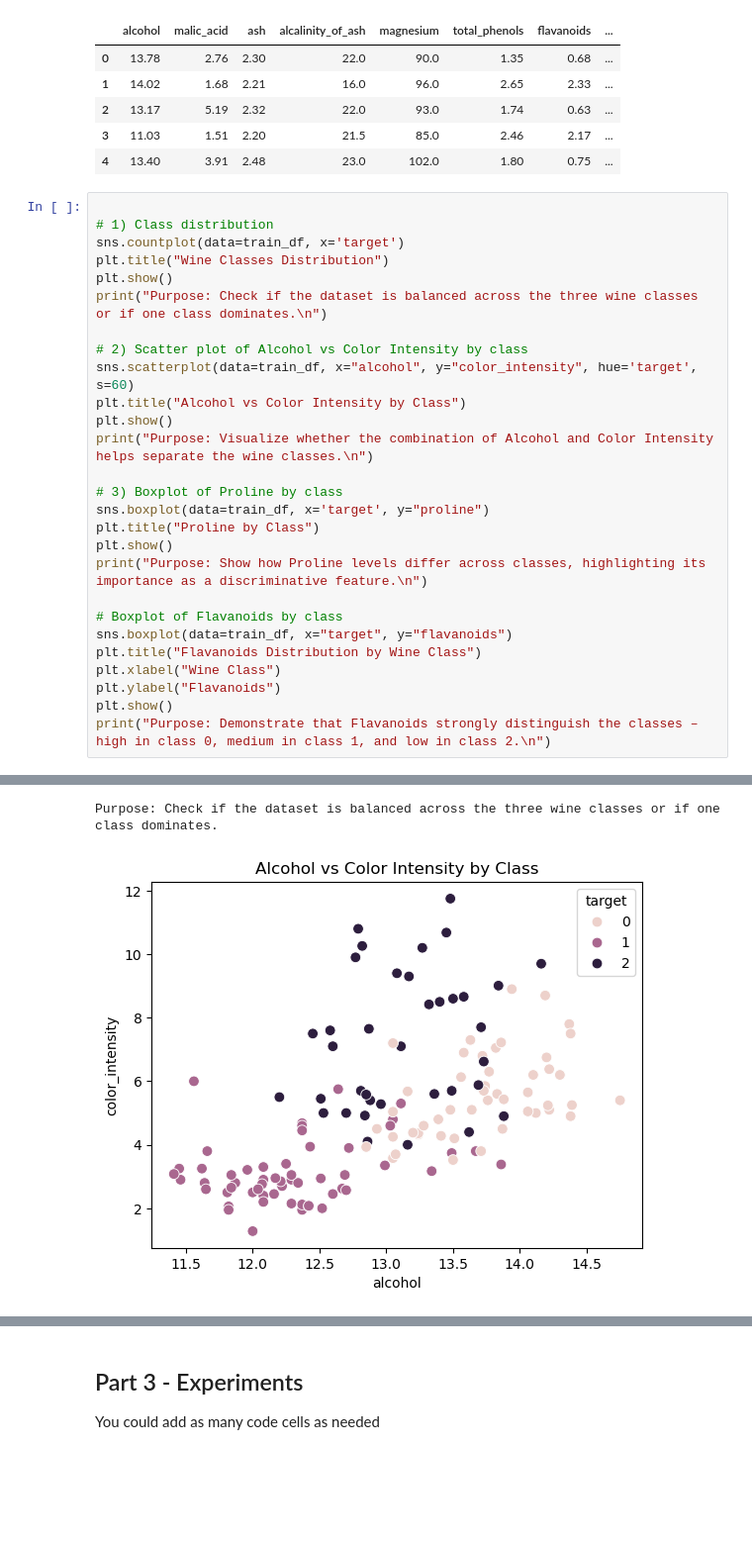
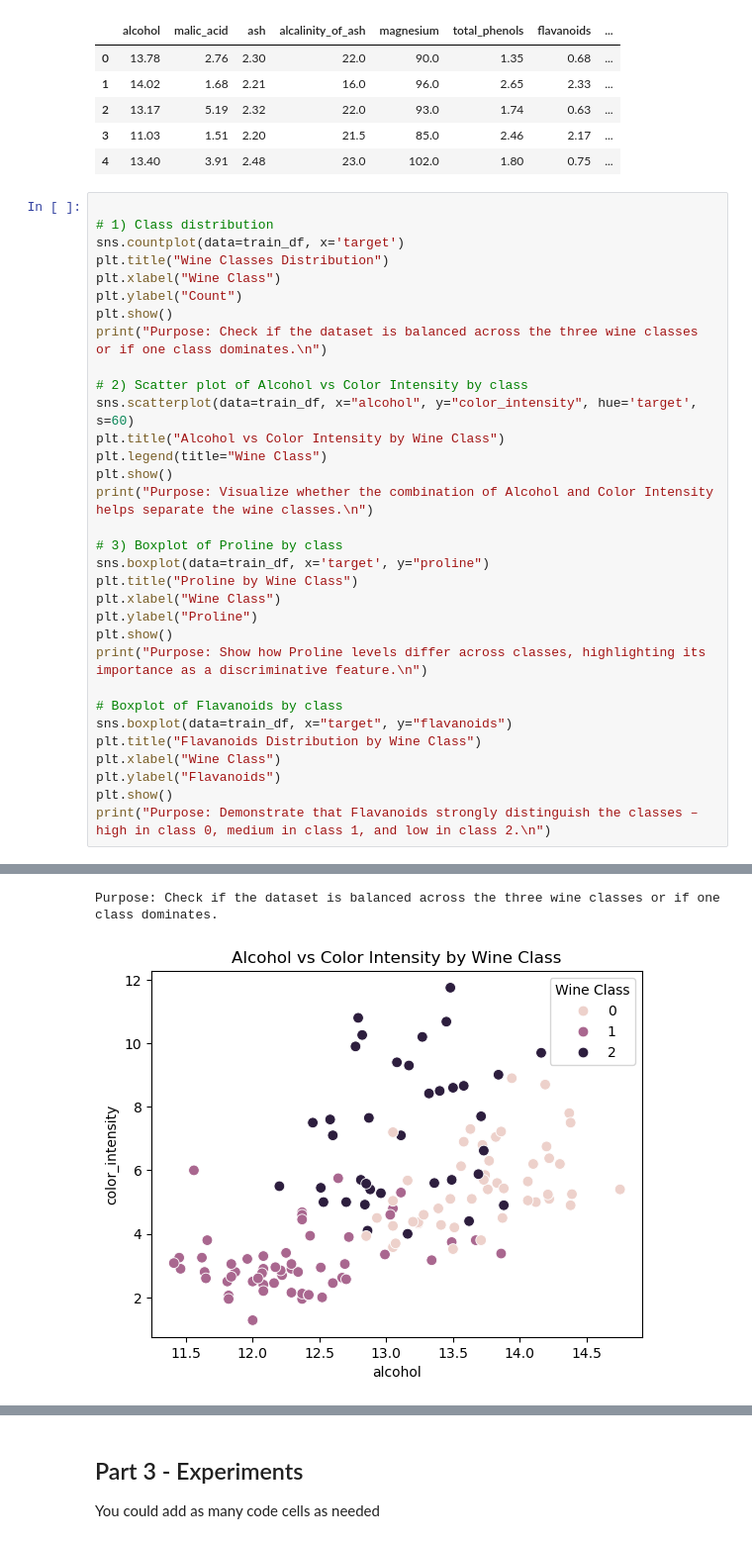
Before and after one commit to KINGlee555/ML25_Flow, a Jupyter notebook: Assignment_supervised_learning_flow_Wine_final.ipynb, the cells around one changed output, grey strips where cells are left out. Shown at 99% size. Drawn from its saved outputs; the diff is of its cells as text; blank space fills up the shorter version.

```diff
--- a/Assignment_supervised_learning_flow_Wine_final.ipynb
+++ b/Assignment_supervised_learning_flow_Wine_final.ipynb
@@ -89,18 +87,23 @@ Test shape : (36, 14)
 # 1) Class distribution
 sns.countplot(data=train_df, x='target')
 plt.title("Wine Classes Distribution")
+plt.xlabel("Wine Class")
+plt.ylabel("Count")
 plt.show()
 print("Purpose: Check if the dataset is balanced across the three wine classes or if one class dominates.\n")
 
 # 2) Scatter plot of Alcohol vs Color Intensity by class
 sns.scatterplot(data=train_df, x="alcohol", y="color_intensity", hue='target', s=60)
-plt.title("Alcohol vs Color Intensity by Class")
+plt.title("Alcohol vs Color Intensity by Wine Class")
+plt.legend(title="Wine Class")
 plt.show()
 print("Purpose: Visualize whether the combination of Alcohol and Color Intensity helps separate the wine classes.\n")
 
 # 3) Boxplot of Proline by class
 sns.boxplot(data=train_df, x='target', y="proline")
-plt.title("Proline by Class")
+plt.title("Proline by Wine Class")
+plt.xlabel("Wine Class")
+plt.ylabel("Proline")
 plt.show()
 print("Purpose: Show how Proline levels differ across classes, highlighting its importance as a discriminative feature.\n")
 
@@ -116,3 +119,3 @@ print("Purpose: Demonstrate that Flavanoids strongly distinguish the classes –
 Purpose: Check if the dataset is balanced across the three wine classes or if one class dominates.
-[figure, old version]
+[figure, new version]
 Purpose: Visualize whether the combination of Alcohol and Color Intensity helps separate the wine classes.
```
Also changed, not shown: parts of 4 cells of this notebook.
